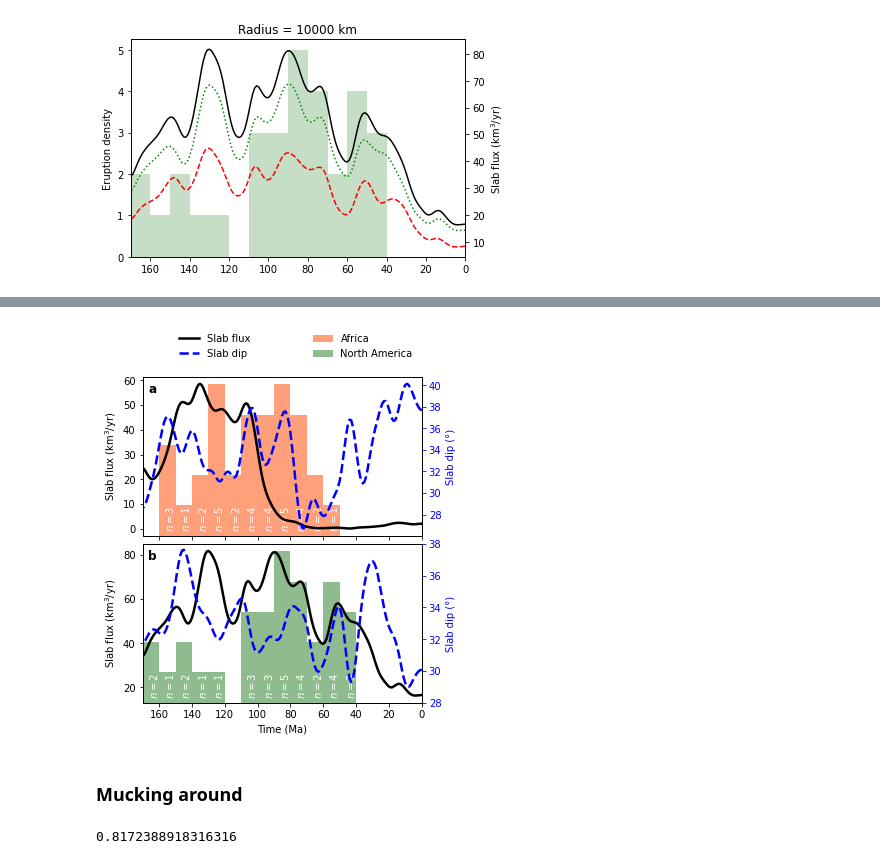
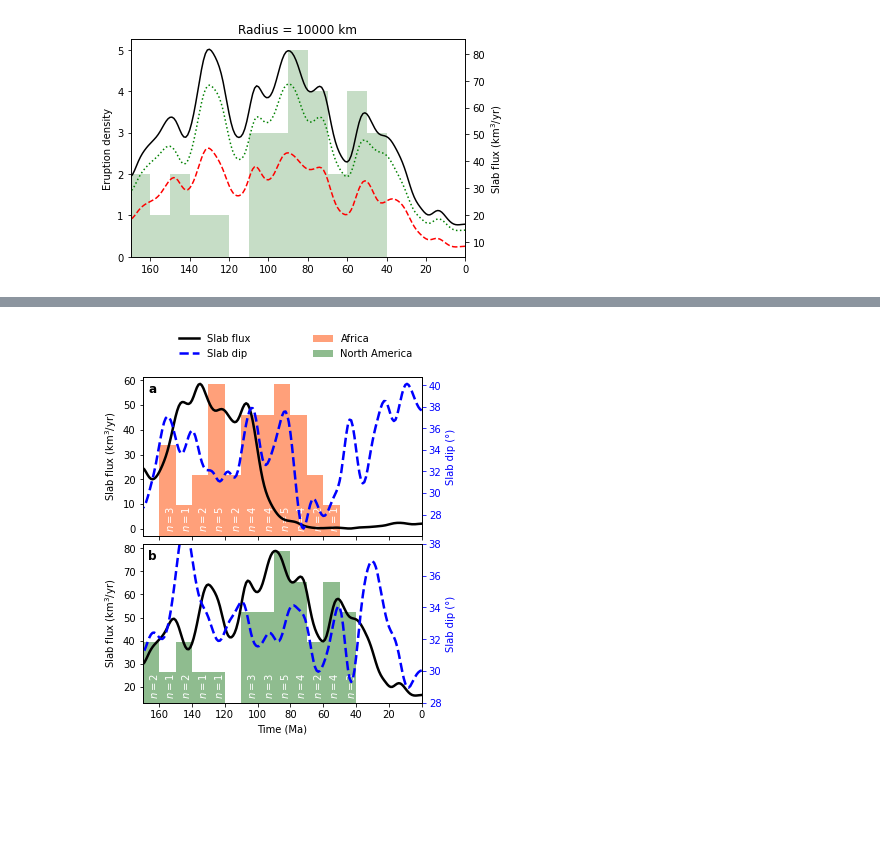
Before and after one commit to brmather/Slab-Dip, a Jupyter notebook: Notebooks/K03-Slab-Dip-and-Kimberlites.ipynb, the cells around one changed output, grey strips where cells are left out. Saved outputs shown, nothing was run; the diff lists cells and outputs as text; code cells hidden in the pictures; blank space fills up the shorter version.

```diff
--- a/Notebooks/K03-Slab-Dip-and-Kimberlites.ipynb
+++ b/Notebooks/K03-Slab-Dip-and-Kimberlites.ipynb
@@ -346,3 +399,20 @@ for r, radius_level in enumerate(radius_levels):
 [figure]
 [figure]
 [figure]
+# %%
+# America flux in Africa
+
+for r, radius_level in enumerate(radius_levels):
+    fig = plt.figure()
+    ax2 = fig.add_subplot(111, xlim=[170,0])
+    ax1 = ax2.twinx()
+    ax2.hist(kimberlite_age[mask_africa_kimb], bins=25, range=(0,250), color='LightSalmon',
+             label='Africa', alpha=0.5)
+
+    ax1.plot(reconstruction_times, smooth_1D(flux_america[:,r]), 'k')
+    ax1.plot(reconstruction_times, smooth_1D(flux_down_america[:,r]), 'r--')
+    ax1.plot(reconstruction_times, smooth_1D(flux_side_america[:,r]), 'g:')
+    ax2.set_title('Radius = {:.0f} km'.format(radius_level))
+    ax2.set_ylabel('Eruption density')
+    ax1.set_ylabel('Slab flux (km$^3$/yr)')
+    # fig.savefig("images/Africa_radius_{}.pdf".format(radius_levels[r]), bbox_inches='tight')
@@ -412,58 +580,37 @@ for t, b in zip(bins3, nbins3):
         ax3.text(t+7, 0.2, r'$n={:.0f}$'.format(b), color='w', fontweight='bold', rotation=90)
 ax3.set_yticks([])
 
-r = 2
+r = 1
 l4a, = ax4.plot(reconstruction_times, smooth_1D(flux_america[:,r]), c='k', linewidth=2.5,)
 # l4b, = ax4.plot(reconstruction_times, smooth_1D(flux_down_america[:,r]), c='k', linestyle='--', linewidth=2.5,)
 # l4c, = ax4.plot(reconstruction_times, smooth_1D(flux_side_america[:,r]), c='k', linestyle=':', linewidth=2.5)
 ax4.yaxis.set_label_position("left")
 ax4.set_ylabel('Slab flux (km$^3$/yr)')
 # ax3.plot(reconstruction_times, smooth_1D(d_llsvp[:,mask_america_kimb].mean(axis=1)), c='C0', linewidth=2.5, label='North America')
 # ax3.plot(reconstruction_times, smooth_1D(d_llsvp[:,mask_other_kimb].mean(axis=1)), c='0.5', linewidth=2.5, label='Other')
 # ax3.set_yticks([0, 1000, 2000, 3000, 4000, 5000])
 # ax3.legend(loc='upper left', frameon=False, title='Kimberlite region', bbox_to_anchor=(0.05,1))
 
 
 # ax4.plot(reconstruction_times, smooth_1D(flux_side_america[:,0]), c='g')
 # ax4.plot(reconstruction_times, smooth_1D(flux_down_america[:,0]), c='r')
 
 l5a, = ax5.plot(reconstruction_times, smooth_1D(dip_america[:,r]), c='b', linewidth=2.5, linestyle='--')
 # ax5.plot(reconstruction_times, smooth_1D(dip_america[:,r]), c='r', linewidth=2.5, linestyle='--')
 ax5.set_ylabel('Slab dip (°)', color='b')
 ax5.tick_params('y', colors='b')
 ax5.set_yticks(np.arange(28,40,2))
 ax5.set_ylim(28,38)
 
 leg2 = fig.legend([H0, H3], ['Africa', 'North America'],
                   frameon=False, loc='upper right', bbox_to_anchor=(0.9,1))
 leg1 = fig.legend([l4a, l5a], ['Slab flux', 'Slab dip'],
                   frameon=False, loc='upper left', bbox_to_anchor=(0.2,1),)
 
 fig.subplots_adjust(hspace=0.05)
 ax3.text(0.02, 0.9, 'b', fontweight='bold', fontsize=12, transform=ax3.transAxes)
 ax1.text(0.02, 0.9, 'a', fontweight='bold', fontsize=12, transform=ax1.transAxes)
 
 fig.savefig('kimberlite_slab_flux.pdf', bbox_inches='tight', dpi=300)
 # %% [output]
-[figure, old version]
+[figure, new version]
-# %% [markdown]
-### Mucking around
-# %%
-from sklearn import linear_model
-from sklearn.svm import SVR
-from sklearn.gaussian_process import GaussianProcessRegressor
-from sklearn.neighbors import KNeighborsRegressor
-
-kn = KNeighborsRegressor(n_neighbors=6, )
-mlp = MLPRegressor(hidden_layer_sizes=(25,), activation='tanh', solver='lbfgs', max_iter=4000, tol=0.05)
-regr = linear_model.HuberRegressor()
-svr = SVR(kernel='poly', degree=3)
-gp = GaussianProcessRegressor(alpha=0.5)
-
-dipper = SlabDipper(sklearn_regressor=kn, X=df_X_train, y=df_y_train)
-dipper.model = model
-dipper.set_age_grid_filename(agegrid_filename)
-dipper.set_spreading_rate_grid_filename(spreadrate_filename)
-dipper.get_score()
-# %% [output]
-0.8172388918316316
```
Also changed, not shown: parts of 17 cells of this notebook, 9 other files.
